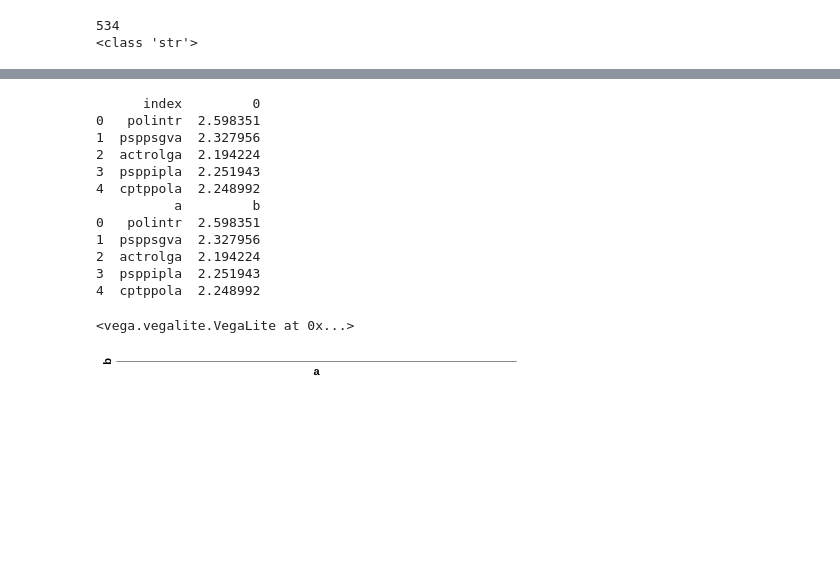
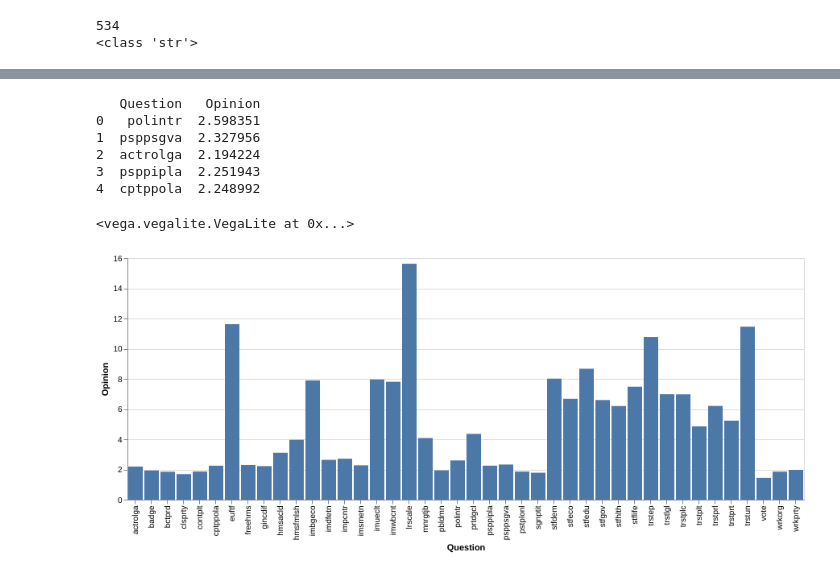
Before and after one commit to JonathanWoollett-Light/CSC327-A2, a Jupyter notebook: source.ipynb, the cells around one changed output, grey strips where cells are left out. Cells and saved outputs as stored; diff of their text form; code cells hidden in the pictures; blank space fills up the shorter version.

Commit message:
Graph done

```diff
--- a/source.ipynb
+++ b/source.ipynb
@@ -142,33 +159,25 @@ Dropdown(description='Interest:', options=('Media and social trust', 'Politics',
 # %%
 value = "Politics"
 interested_desc = desc[(desc.Group == "Group " + value)]
 interested_desc = interested_desc[interested_desc.Country_specific == "no"]
 merged = data.filter(interested_desc.Name)
 meaned = merged.astype(int).mean()
 meaned_dataframe = meaned.reset_index() # change series to dataframe
-
-print(meaned_dataframe.head())
-meaned_dataframe.columns = ["a","b"]
+meaned_dataframe.columns = ["Question","Opinion"]
 print(meaned_dataframe.head())
 
 test = alt.Chart(meaned_dataframe).mark_bar().encode(
-    x="a:Q",
-    y="b:O"
+    x="Question:O",
+    y="Opinion:Q"
 )
 
 display(test)
 # %% [output]
-      index         0
+   Question   Opinion
 0   polintr  2.598351
 1  psppsgva  2.327956
 2  actrolga  2.194224
 3  psppipla  2.251943
 4  cptppola  2.248992
-          a         b
-0   polintr  2.598351
-1  psppsgva  2.327956
-2  actrolga  2.194224
-3  psppipla  2.251943
-4  cptppola  2.248992
 <vega.vegalite.VegaLite at 0x...>
-[figure, old version]
+[figure, new version]
```
Also changed, not shown: parts of 1 cell of this notebook.
